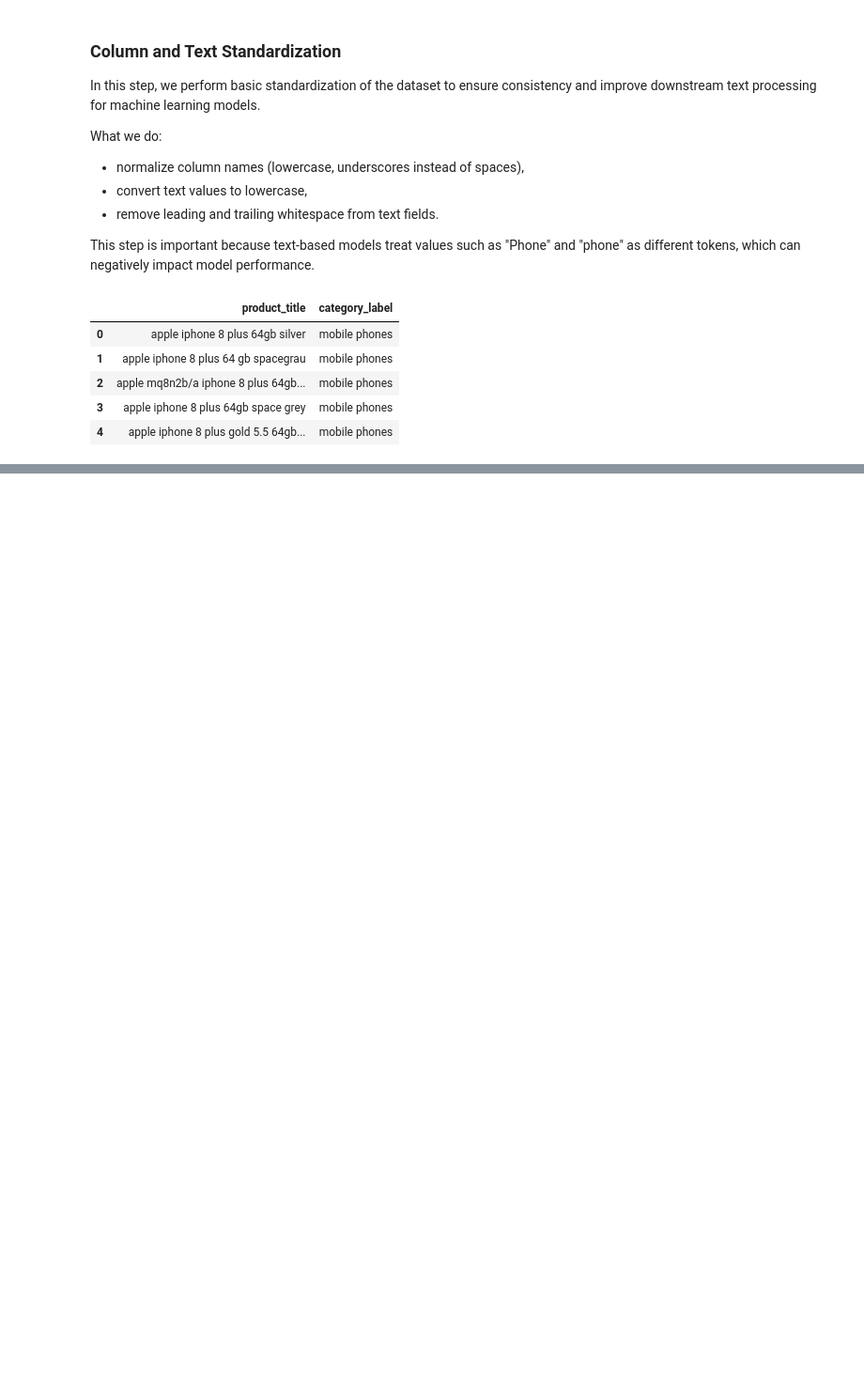
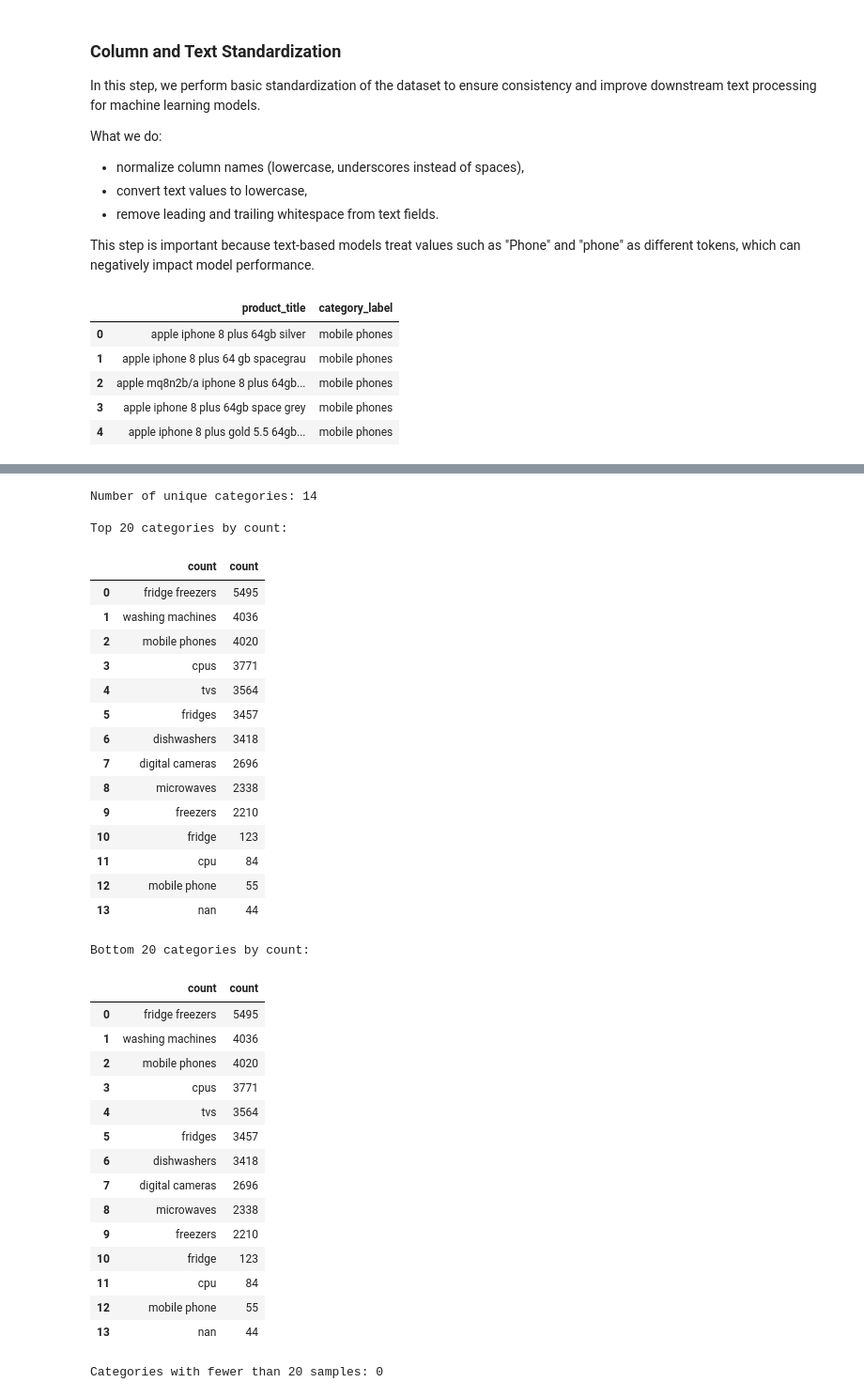
Before and after one commit to rakosdonja/product-category-classifier, a Jupyter notebook: notebooks/01_product_category_eda.ipynb, the cells around one changed output, grey strips where cells are left out. Shown at 94% size. Drawn from its saved outputs; the diff is of its cells as text; code cells hidden in the pictures; blank space fills up the shorter version.

Commit message:
Add EDA for category label distribution

```diff
--- a/notebooks/01_product_category_eda.ipynb
+++ b/notebooks/01_product_category_eda.ipynb
@@ -156,0 +164,54 @@ df[text_columns].head()
+# %%
+import pandas as pd
+
+# Basic target overview
+print("Number of unique categories:", df["category_label"].nunique())
+
+# Distribution of categories
+category_counts = df["category_label"].value_counts()
+print("\nTop 20 categories by count:")
+display(category_counts.head(20).reset_index().rename(columns={"index": "category_label", "category_label": "count"}))
+
+print("\nBottom 20 categories by count:")
+display(category_counts.tail(20).reset_index().rename(columns={"index": "category_label", "category_label": "count"}))
+
+# Optional: how many categories have very few samples?
+threshold = 20
+rare_categories = (category_counts < threshold).sum()
+print(f"\nCategories with fewer than {threshold} samples:", rare_categories)
+# %% [output]
+Number of unique categories: 14
+
+Top 20 categories by count:
+|  | count | count |
+| 0 | fridge freezers | 5495 |
+| 1 | washing machines | 4036 |
+| 2 | mobile phones | 4020 |
+| 3 | cpus | 3771 |
+| 4 | tvs | 3564 |
+| 5 | fridges | 3457 |
+| 6 | dishwashers | 3418 |
+| 7 | digital cameras | 2696 |
+| 8 | microwaves | 2338 |
+| 9 | freezers | 2210 |
+| 10 | fridge | 123 |
+| 11 | cpu | 84 |
+| 12 | mobile phone | 55 |
+| 13 | nan | 44 |
+Bottom 20 categories by count:
+|  | count | count |
+| 0 | fridge freezers | 5495 |
+| 1 | washing machines | 4036 |
+| 2 | mobile phones | 4020 |
+| 3 | cpus | 3771 |
+| 4 | tvs | 3564 |
+| 5 | fridges | 3457 |
+| 6 | dishwashers | 3418 |
+| 7 | digital cameras | 2696 |
+| 8 | microwaves | 2338 |
+| 9 | freezers | 2210 |
+| 10 | fridge | 123 |
+| 11 | cpu | 84 |
+| 12 | mobile phone | 55 |
+| 13 | nan | 44 |
+Categories with fewer than 20 samples: 0
```
Also changed, not shown: parts of 1 cell of this notebook.
